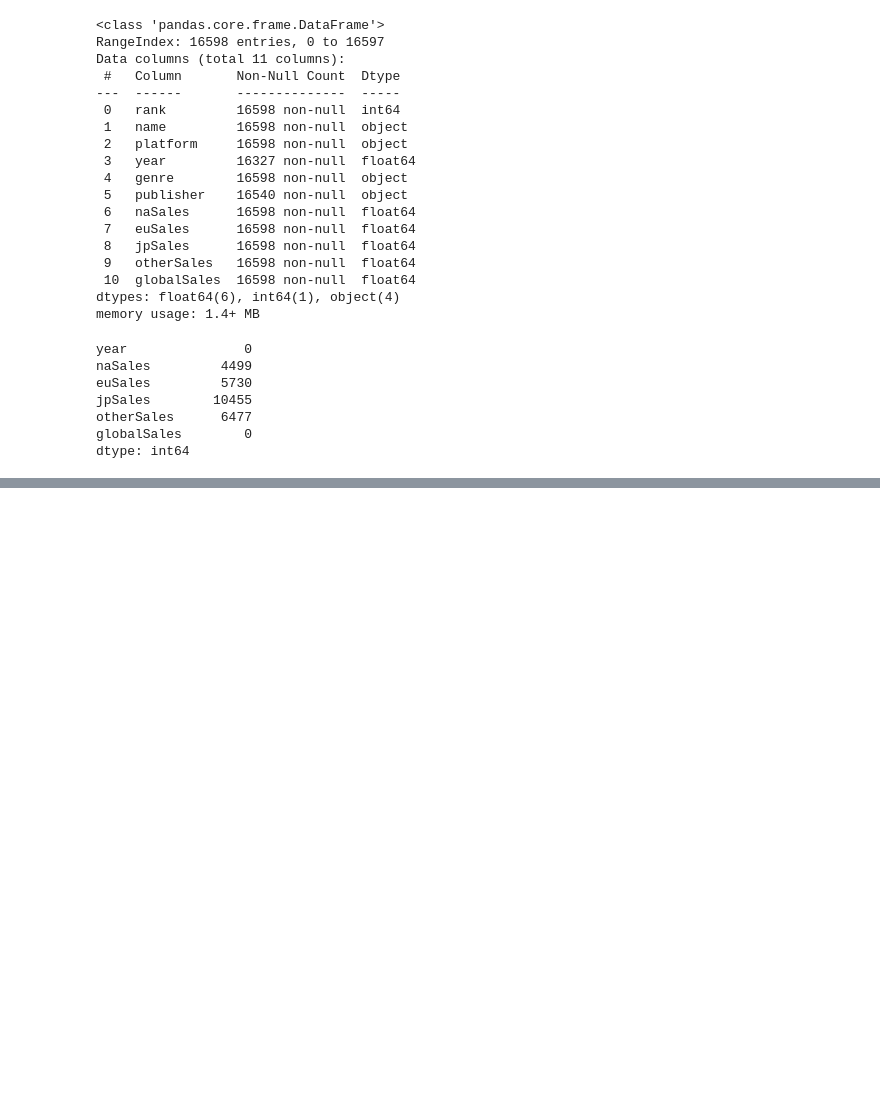
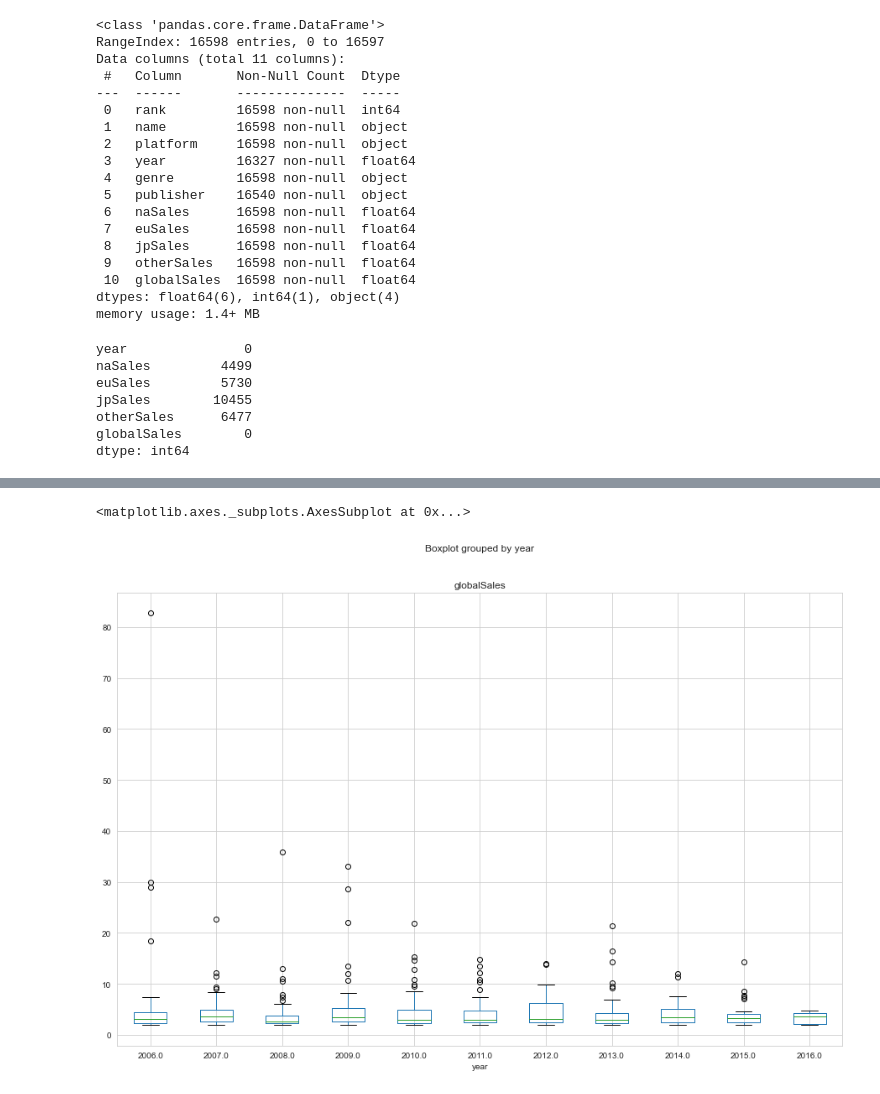
Before and after one commit to jhgalvin/DS_Project, a Jupyter notebook: dsProject .ipynb, the cells around one changed output, grey strips where cells are left out. Drawn from its saved outputs; the diff is of its cells as text; code cells hidden in the pictures; blank space fills up the shorter version.

```diff
--- a/dsProject .ipynb
+++ b/dsProject .ipynb
@@ -114,0 +165,5 @@ globalSalesHist = vgSales2000.hist(column = 'globalSales', by = 'platform', bins
+# %%
+top500since2006.boxplot(column='globalSales', by = "year")
+# %% [output]
+<matplotlib.axes._subplots.AxesSubplot at 0x...>
+[figure, added]
```
Also changed, not shown: parts of 14 cells of this notebook.
